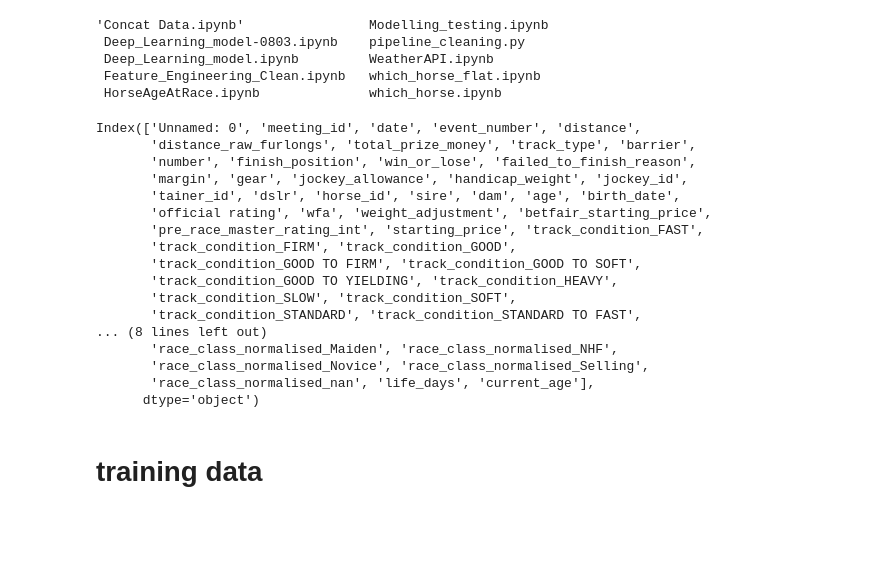
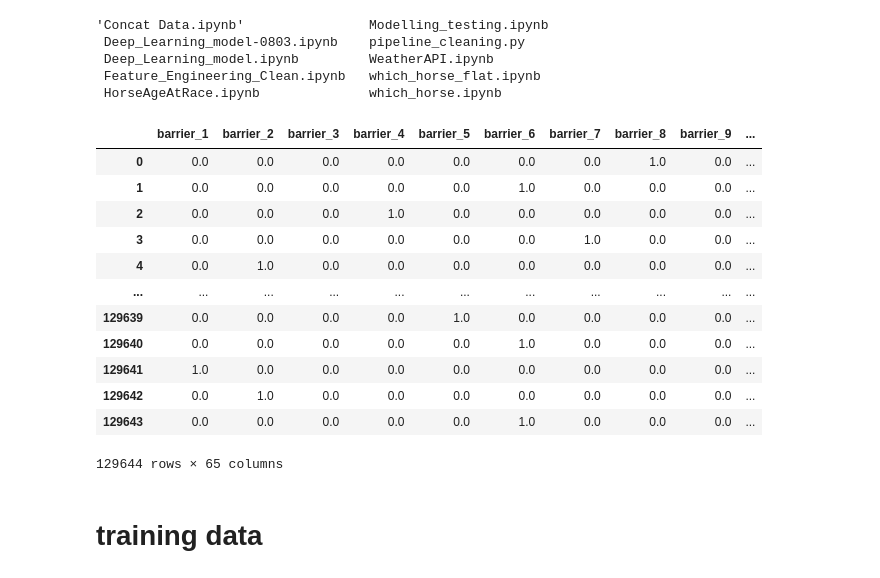
Before and after one commit to Harlequinht/which_horse, a Jupyter notebook: notebook/Deep_Learning_model-0803.ipynb, the cells around one changed output. Drawn from its saved outputs; the diff is of its cells as text; code cells hidden in the pictures; blank space fills up the shorter version.

```diff
--- a/notebook/Deep_Learning_model-0803.ipynb
+++ b/notebook/Deep_Learning_model-0803.ipynb
@@ -75,27 +67,26 @@ from tensorflow.keras.callbacks import EarlyStopping
  Feature_Engineering_Clean.ipynb   which_horse_flat.ipynb
  HorseAgeAtRace.ipynb              which_horse.ipynb
 # %%
-df = pd.read_csv('../raw_data/2_cleaning.csv')
+df = pd.read_csv('../raw_data/combined_flat2_csv.csv')
 # %%
-df.columns
+#testing pipeline
+import pipeline_cleaning
+
+pipeline_cleaning.transforming_data(pipeline_cleaning.clean_data(df))[0]
 # %% [output]
+|  | barrier_1 | barrier_2 | barrier_3 | barrier_4 | barrier_5 | barrier_6 | barrier_7 | barrier_8 | barrier_9 | ... |
+| 0 | 0.0 | 0.0 | 0.0 | 0.0 | 0.0 | 0.0 | 0.0 | 1.0 | 0.0 | ... |
+| 1 | 0.0 | 0.0 | 0.0 | 0.0 | 0.0 | 1.0 | 0.0 | 0.0 | 0.0 | ... |
+| 2 | 0.0 | 0.0 | 0.0 | 1.0 | 0.0 | 0.0 | 0.0 | 0.0 | 0.0 | ... |
+| 3 | 0.0 | 0.0 | 0.0 | 0.0 | 0.0 | 0.0 | 1.0 | 0.0 | 0.0 | ... |
+| 4 | 0.0 | 1.0 | 0.0 | 0.0 | 0.0 | 0.0 | 0.0 | 0.0 | 0.0 | ... |
+| ... | ... | ... | ... | ... | ... | ... | ... | ... | ... | ... |
+| 129639 | 0.0 | 0.0 | 0.0 | 0.0 | 1.0 | 0.0 | 0.0 | 0.0 | 0.0 | ... |
+| 129640 | 0.0 | 0.0 | 0.0 | 0.0 | 0.0 | 1.0 | 0.0 | 0.0 | 0.0 | ... |
+| 129641 | 1.0 | 0.0 | 0.0 | 0.0 | 0.0 | 0.0 | 0.0 | 0.0 | 0.0 | ... |
+| 129642 | 0.0 | 1.0 | 0.0 | 0.0 | 0.0 | 0.0 | 0.0 | 0.0 | 0.0 | ... |
+| 129643 | 0.0 | 0.0 | 0.0 | 0.0 | 0.0 | 1.0 | 0.0 | 0.0 | 0.0 | ... |
-Index(['Unnamed: 0', 'meeting_id', 'date', 'event_number', 'distance',
-       'distance_raw_furlongs', 'total_prize_money', 'track_type', 'barrier',
-       'number', 'finish_position', 'win_or_lose', 'failed_to_finish_reason',
-       'margin', 'gear', 'jockey_allowance', 'handicap_weight', 'jockey_id',
-       'tainer_id', 'dslr', 'horse_id', 'sire', 'dam', 'age', 'birth_date',
-       'official rating', 'wfa', 'weight_adjustment', 'betfair_starting_price',
-       'pre_race_master_rating_int', 'starting_price', 'track_condition_FAST',
-       'track_condition_FIRM', 'track_condition_GOOD',
-       'track_condition_GOOD TO FIRM', 'track_condition_GOOD TO SOFT',
-       'track_condition_GOOD TO YIELDING', 'track_condition_HEAVY',
-       'track_condition_SLOW', 'track_condition_SOFT',
-       'track_condition_STANDARD', 'track_condition_STANDARD TO FAST',
-... (8 lines left out)
-       'race_class_normalised_Maiden', 'race_class_normalised_NHF',
-       'race_class_normalised_Novice', 'race_class_normalised_Selling',
-       'race_class_normalised_nan', 'life_days', 'current_age'],
-      dtype='object')
+129644 rows × 65 columns
 # %% [markdown]
 # training data
 # %%
```
Also changed, not shown: parts of 2 cells of this notebook.
